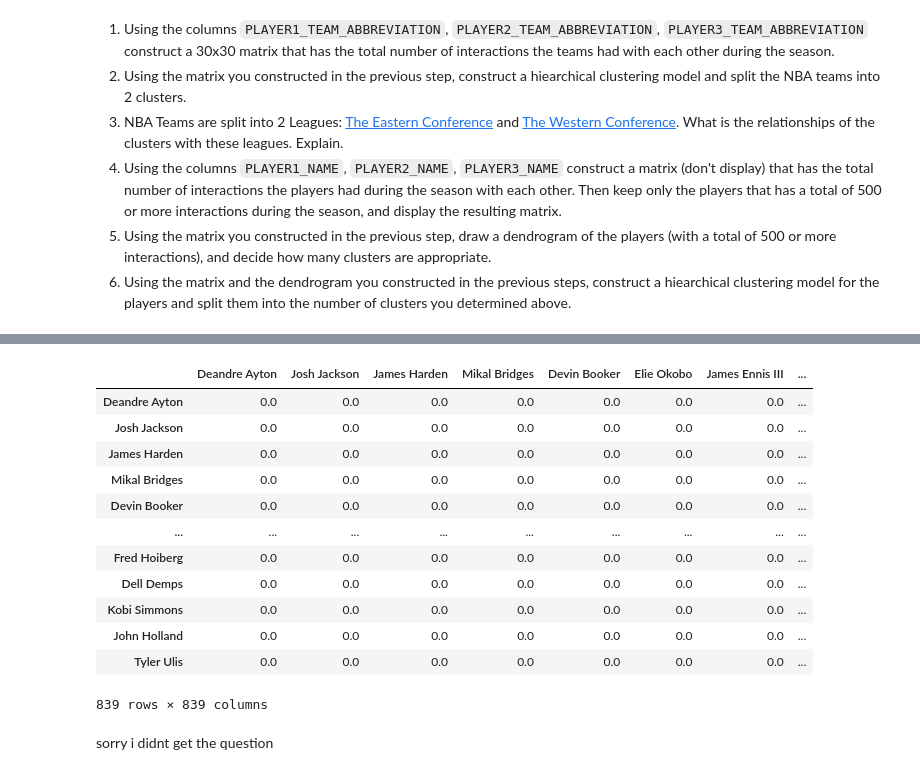
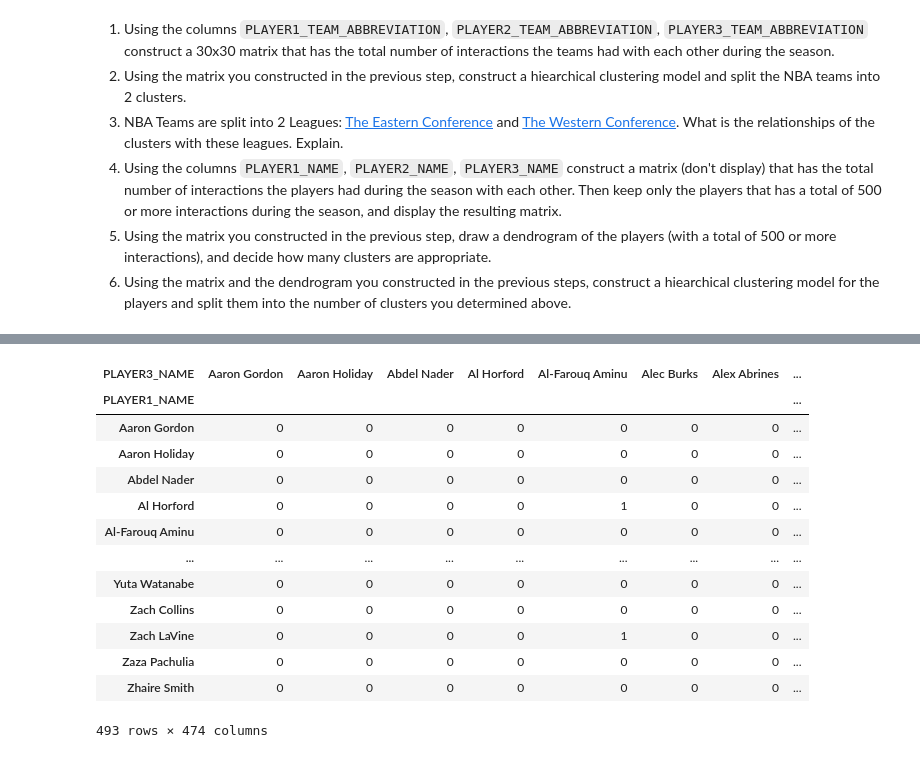
Before and after one commit to emirsglm/MAT388E-Data-Science-HW, a Jupyter notebook: HW3.ipynb, the cells around one changed output, grey strips where cells are left out. Drawn from its saved outputs; the diff is of its cells as text; code cells hidden in the pictures.

```diff
--- a/HW3.ipynb
+++ b/HW3.ipynb
@@ -190,4 +164,8 @@ NBA.pivot_table(index=['PLAYER1_NAME'],columns=['PLAYER2_NAME'])
 # %%
-p12 = NBA.pivot_table(index=['PLAYER1_NAME'],columns=['PLAYER2_NAME'])["EVENTMSGACTIONTYPE"].fillna(0)
-p13 = NBA.pivot_table(index=['PLAYER1_NAME'],columns=['PLAYER3_NAME'])["EVENTMSGACTIONTYPE"].fillna(0)
-p23 = NBA.pivot_table(index=['PLAYER2_NAME'],columns=['PLAYER3_NAME'])["EVENTMSGACTIONTYPE"].fillna(0)
+p12 = pd.crosstab(NBA['PLAYER1_NAME'],NBA['PLAYER2_NAME']).fillna(0)
+p13 = pd.crosstab(NBA['PLAYER1_NAME'],NBA['PLAYER3_NAME']).fillna(0)
+p23 = pd.crosstab(NBA['PLAYER2_NAME'],NBA['PLAYER3_NAME']).fillna(0)
+
+np.fill_diagonal(p12.to_numpy(), 0)
+np.fill_diagonal(p13.to_numpy(), 0)
+np.fill_diagonal(p23.to_numpy(), 0)
@@ -211,25 +172,17 @@ p12
-# %%
-names = pd.concat([NBA['PLAYER1_NAME'], NBA['PLAYER2_NAME'],NBA['PLAYER3_NAME']], axis=0)
-names = names.dropna()
-names = names.reset_index(drop=True)
-names = names.unique()
-
-df = pd.DataFrame(data=np.zeros((len(names),len(names))),columns=names, index=names)
-
-df
-# %% [output]
-|  | Deandre Ayton | Josh Jackson | James Harden | Mikal Bridges | Devin Booker | Elie Okobo | James Ennis III | ... |
-| Deandre Ayton | 0.0 | 0.0 | 0.0 | 0.0 | 0.0 | 0.0 | 0.0 | ... |
-| Josh Jackson | 0.0 | 0.0 | 0.0 | 0.0 | 0.0 | 0.0 | 0.0 | ... |
-| James Harden | 0.0 | 0.0 | 0.0 | 0.0 | 0.0 | 0.0 | 0.0 | ... |
-| Mikal Bridges | 0.0 | 0.0 | 0.0 | 0.0 | 0.0 | 0.0 | 0.0 | ... |
-| Devin Booker | 0.0 | 0.0 | 0.0 | 0.0 | 0.0 | 0.0 | 0.0 | ... |
-| ... | ... | ... | ... | ... | ... | ... | ... | ... |
-| Fred Hoiberg | 0.0 | 0.0 | 0.0 | 0.0 | 0.0 | 0.0 | 0.0 | ... |
-| Dell Demps | 0.0 | 0.0 | 0.0 | 0.0 | 0.0 | 0.0 | 0.0 | ... |
-| Kobi Simmons | 0.0 | 0.0 | 0.0 | 0.0 | 0.0 | 0.0 | 0.0 | ... |
-| John Holland | 0.0 | 0.0 | 0.0 | 0.0 | 0.0 | 0.0 | 0.0 | ... |
-| Tyler Ulis | 0.0 | 0.0 | 0.0 | 0.0 | 0.0 | 0.0 | 0.0 | ... |
-839 rows × 839 columns
-# %% [markdown]
-sorry i didnt get the question
+# %%
+p13
+# %% [output]
+| PLAYER3_NAME | Aaron Gordon | Aaron Holiday | Abdel Nader | Al Horford | Al-Farouq Aminu | Alec Burks | Alex Abrines | ... |
+| PLAYER1_NAME |  |  |  |  |  |  |  | ... |
+| Aaron Gordon | 0 | 0 | 0 | 0 | 0 | 0 | 0 | ... |
+| Aaron Holiday | 0 | 0 | 0 | 0 | 0 | 0 | 0 | ... |
+| Abdel Nader | 0 | 0 | 0 | 0 | 0 | 0 | 0 | ... |
+| Al Horford | 0 | 0 | 0 | 0 | 1 | 0 | 0 | ... |
+| Al-Farouq Aminu | 0 | 0 | 0 | 0 | 0 | 0 | 0 | ... |
+| ... | ... | ... | ... | ... | ... | ... | ... | ... |
+| Yuta Watanabe | 0 | 0 | 0 | 0 | 0 | 0 | 0 | ... |
+| Zach Collins | 0 | 0 | 0 | 0 | 0 | 0 | 0 | ... |
+| Zach LaVine | 0 | 0 | 0 | 0 | 1 | 0 | 0 | ... |
+| Zaza Pachulia | 0 | 0 | 0 | 0 | 0 | 0 | 0 | ... |
+| Zhaire Smith | 0 | 0 | 0 | 0 | 0 | 0 | 0 | ... |
+493 rows × 474 columns
```
Also changed, not shown: parts of 9 cells of this notebook.
